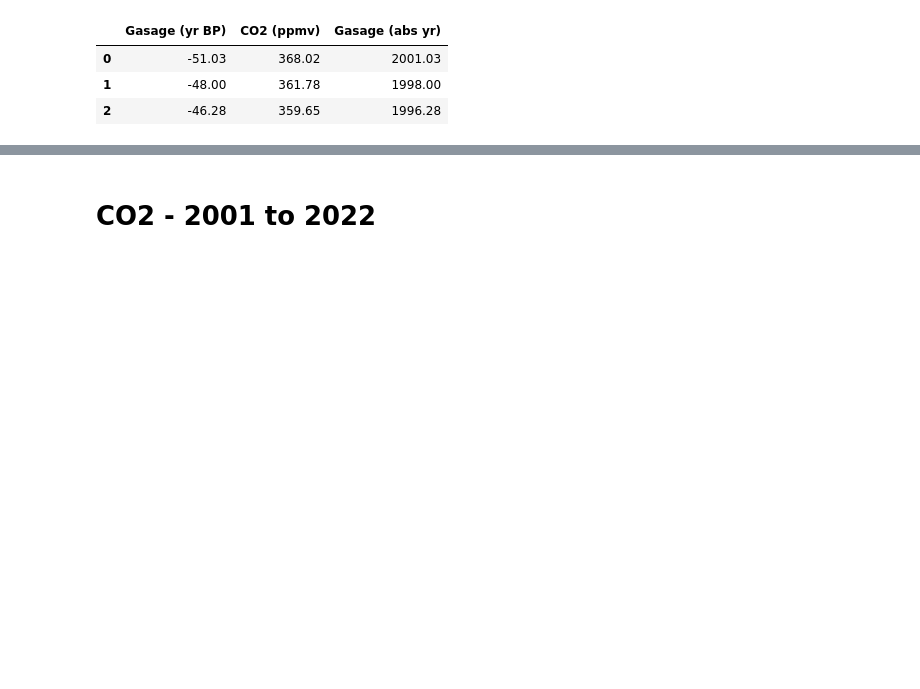
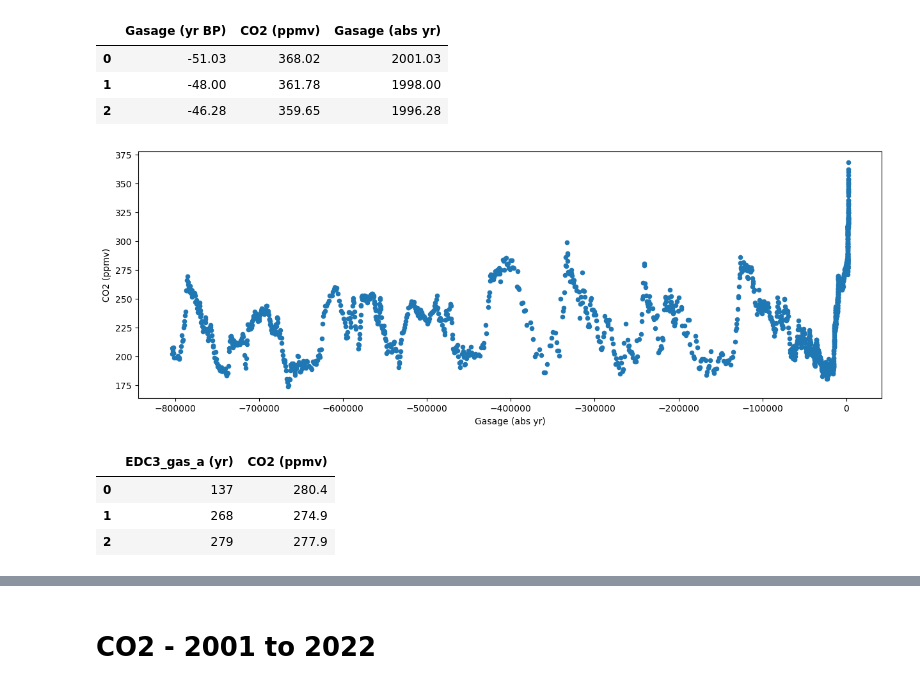
Before and after one commit to nurbujang/2progdaw23, a Jupyter notebook: data.ipynb, the cells around one changed output, grey strips where cells are left out. Saved outputs shown, nothing was run; the diff lists cells and outputs as text; code cells hidden in the pictures; blank space fills up the shorter version.

Commit message:
co2 scatter

```diff
--- a/data.ipynb
+++ b/data.ipynb
@@ -31,3 +31,15 @@ df_co2_pre2001.head(3)
 | 0 | -51.03 | 368.02 | 2001.03 |
 | 1 | -48.00 | 361.78 | 1998.00 |
 | 2 | -46.28 | 359.65 | 1996.28 |
+# %%
+df_co2_pre2001.plot.scatter(x='Gasage (abs yr)', y='CO2 (ppmv)', figsize=(15,5));
+# %% [output]
+[figure, added]
+# %%
+df_co2_luthi = pd.read_csv('data/co2/coluthi.csv')
+df_co2_luthi.head(3)
+# %% [output]
+|  | EDC3_gas_a (yr) | CO2 (ppmv) |
+| 0 | 137 | 280.4 |
+| 1 | 268 | 274.9 |
+| 2 | 279 | 277.9 |
```
Also changed, not shown: parts of 5 cells of this notebook, 16 other files.
